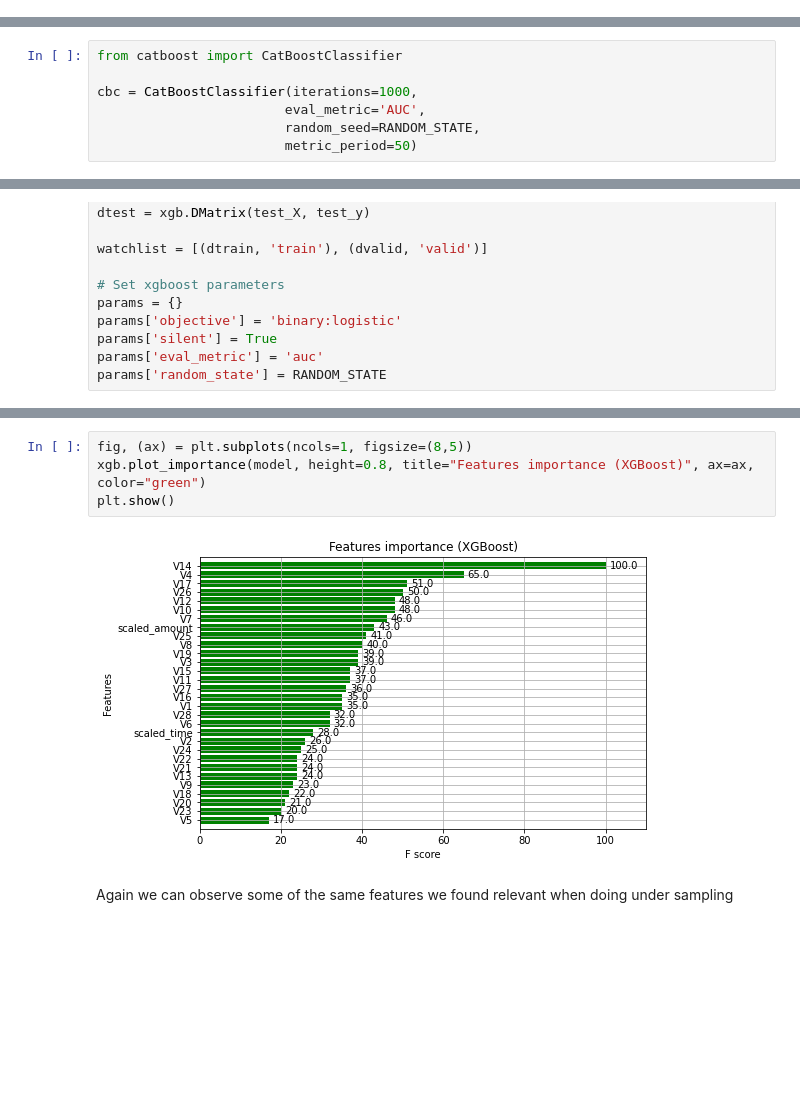
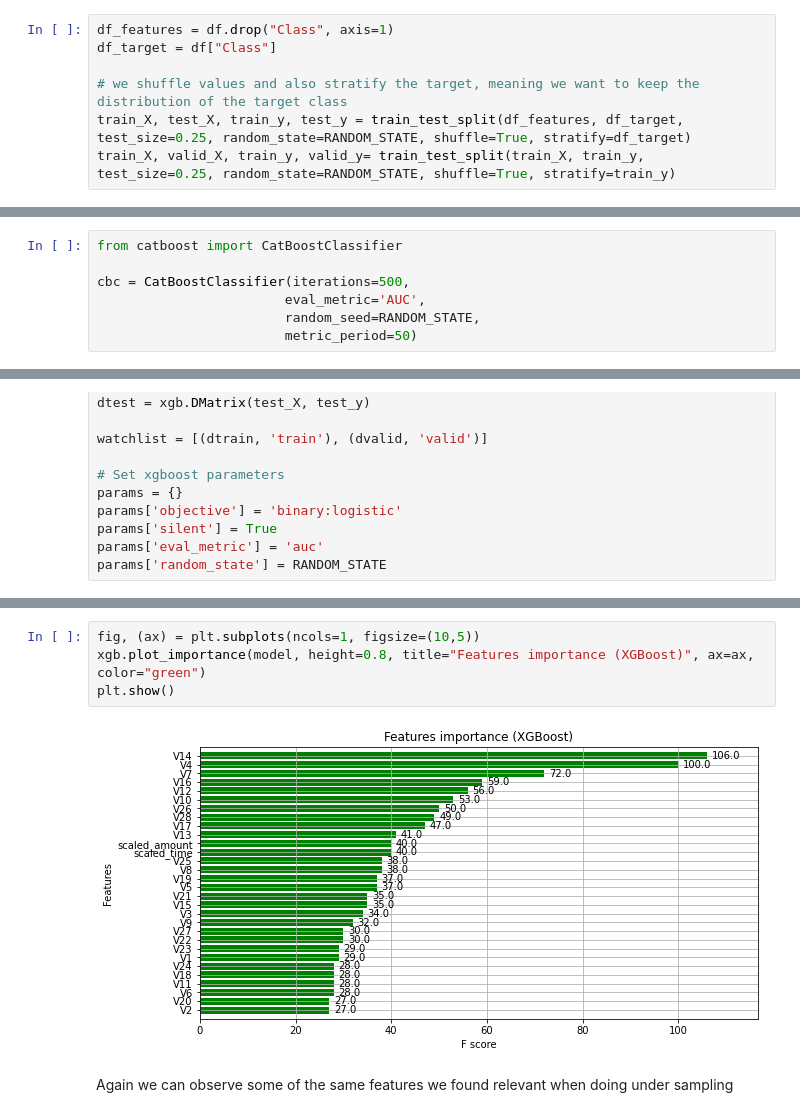
Before and after one commit to raulmarinau/DSIP, a Jupyter notebook: fraud.ipynb, the cells around one changed output, grey strips where cells are left out. Drawn from its saved outputs; the diff is of its cells as text; blank space fills up the shorter version.

```diff
--- a/fraud.ipynb
+++ b/fraud.ipynb
@@ -406,3 +418,10 @@ test_y = test_df["Class"]
+# %%
+df_features = df.drop("Class", axis=1)
+df_target = df["Class"]
+
+# we shuffle values and also stratify the target, meaning we want to keep the distribution of the target class
+train_X, test_X, train_y, test_y = train_test_split(df_features, df_target, test_size=0.25, random_state=RANDOM_STATE, shuffle=True, stratify=df_target)
+train_X, valid_X, train_y, valid_y= train_test_split(train_X, train_y, test_size=0.25, random_state=RANDOM_STATE, shuffle=True, stratify=train_y)
 # %%
 from sklearn.ensemble import RandomForestClassifier
 
@@ -452,7 +470,7 @@ roc_auc_score(valid_y, rfc_pred)
 # %%
 from catboost import CatBoostClassifier
 
-cbc = CatBoostClassifier(iterations=1000,
+cbc = CatBoostClassifier(iterations=500,
                         eval_metric='AUC',
                         random_seed=RANDOM_STATE,
                         metric_period=50)
@@ -540,9 +553,9 @@ Parameters: { "silent" } might not be used.
 # %%
-fig, (ax) = plt.subplots(ncols=1, figsize=(8,5))
+fig, (ax) = plt.subplots(ncols=1, figsize=(10,5))
 xgb.plot_importance(model, height=0.8, title="Features importance (XGBoost)", ax=ax, color="green")
 plt.show()
 # %% [output]
-[figure, old version]
+[figure, new version]
 # %% [markdown]
 Again we can observe some of the same features we found relevant when doing under sampling
 # %%
```
Also changed, not shown: parts of 28 cells of this notebook.
